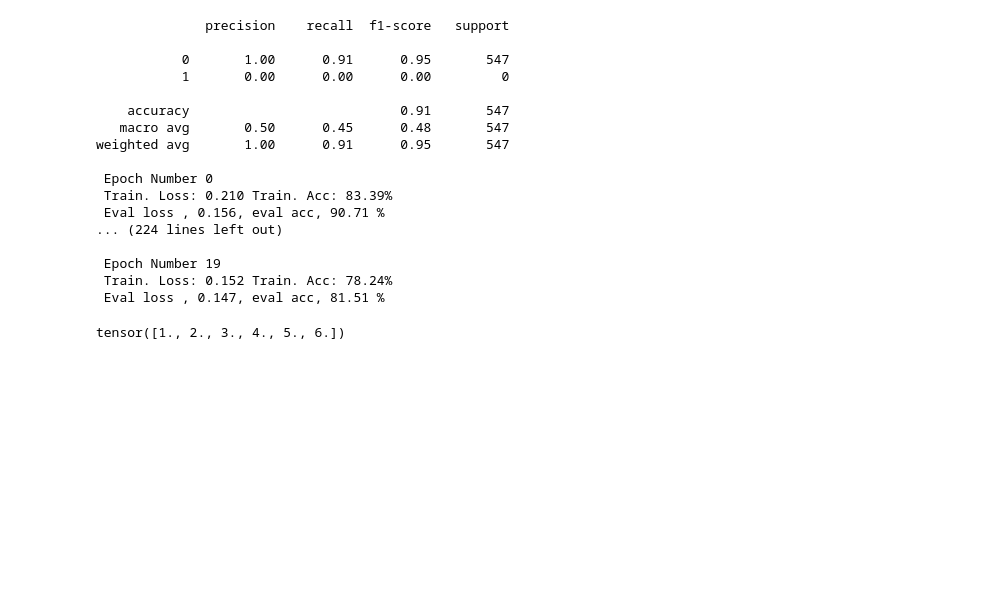
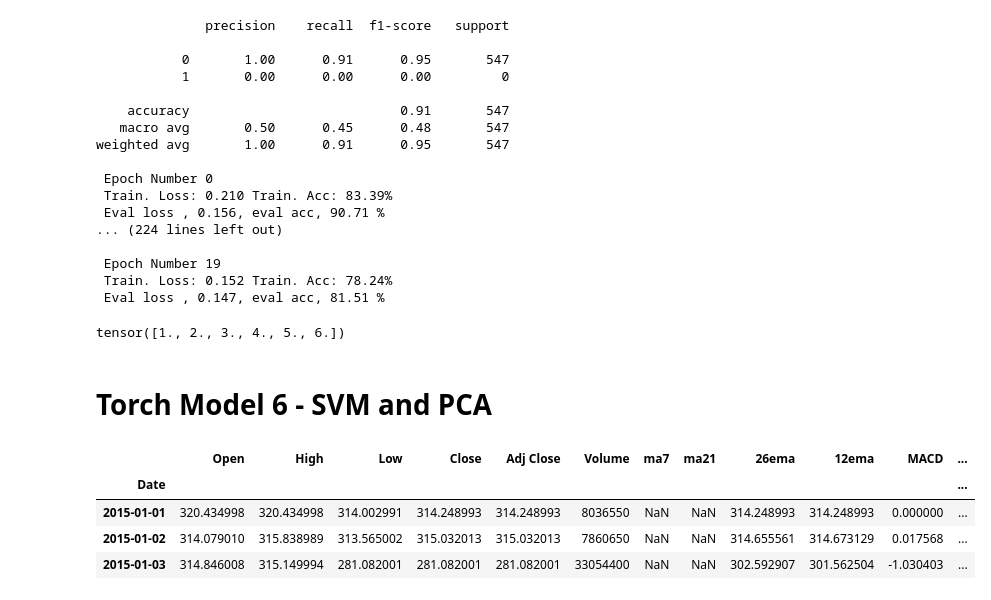
Before and after one commit to AMAAI-Lab/PreBit, a Jupyter notebook: Price_Base_Model_New_Input.ipynb, the cells around one changed output. Drawn from its saved outputs; the diff is of its cells as text; code cells hidden in the pictures; blank space fills up the shorter version.

```diff
--- a/Price_Base_Model_New_Input.ipynb
+++ b/Price_Base_Model_New_Input.ipynb
@@ -1704,3 +1719,13 @@ a = torch.range(1,6)
 a
 # %% [output]
 tensor([1., 2., 3., 4., 5., 6.])
+# %% [markdown]
+# Torch Model 6 -  SVM and PCA
+# %%
+test_df.head(3)
+# %% [output]
+|  | Open | High | Low | Close | Adj Close | Volume | ma7 | ma21 | 26ema | 12ema | MACD | ... |
+| Date |  |  |  |  |  |  |  |  |  |  |  | ... |
+| 2015-01-01 | 320.434998 | 320.434998 | 314.002991 | 314.248993 | 314.248993 | 8036550 | NaN | NaN | 314.248993 | 314.248993 | 0.000000 | ... |
+| 2015-01-02 | 314.079010 | 315.838989 | 313.565002 | 315.032013 | 315.032013 | 7860650 | NaN | NaN | 314.655561 | 314.673129 | 0.017568 | ... |
+| 2015-01-03 | 314.846008 | 315.149994 | 281.082001 | 281.082001 | 281.082001 | 33054400 | NaN | NaN | 302.592907 | 301.562504 | -1.030403 | ... |
```
Also changed, not shown: parts of 12 cells of this notebook.
